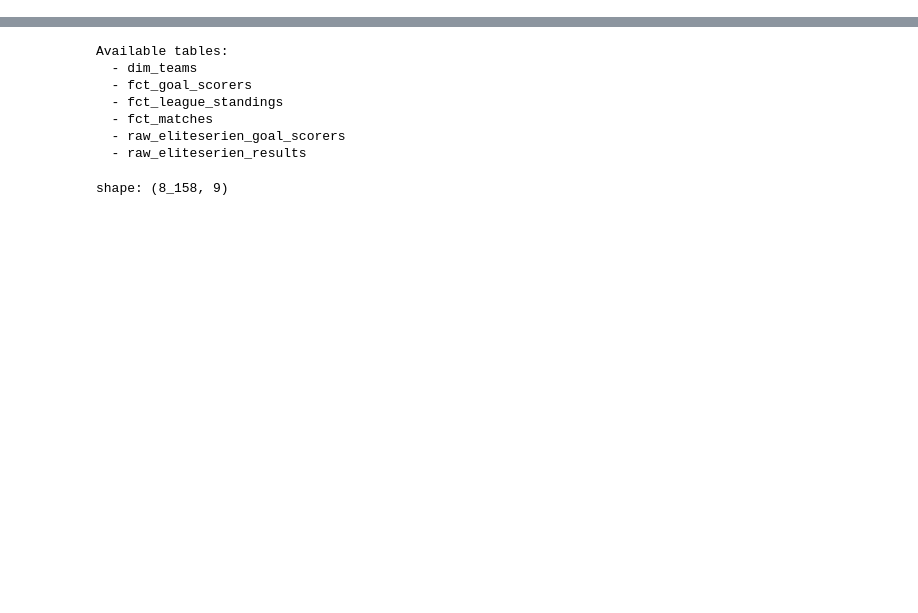
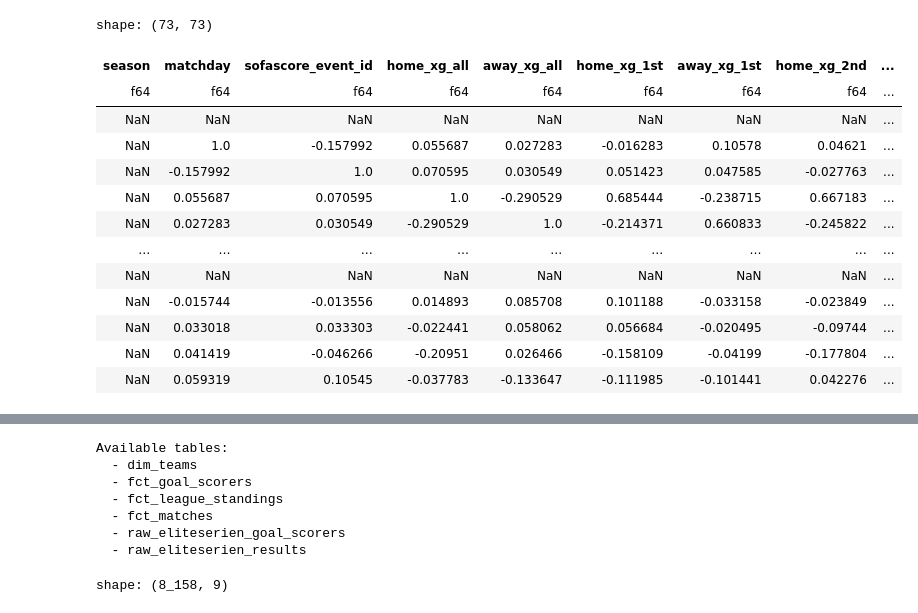
Before and after one commit to PolarsDude/brann_ticket_sales_forecasting, a Jupyter notebook: notebook.ipynb, the cells around one changed output, grey strips where cells are left out. Drawn from its saved outputs; the diff is of its cells as text; code cells hidden in the pictures; blank space fills up the shorter version.

```diff
--- a/notebook.ipynb
+++ b/notebook.ipynb
@@ -42,0 +85,22 @@ shape: (240, 79)
+# %%
+# List all table names
+db_path = Path("data/brann.duckdb")
+con = duckdb.connect(str(db_path))
+table = pl.from_arrow(con.execute("SELECT * FROM raw_match_statistics").arrow())
+
+table.filter(pl.col('season')>=2026).select(cs.numeric()).corr()
+# %% [output]
+shape: (73, 73)
+| season | matchday | sofascore_event_id | home_xg_all | away_xg_all | home_xg_1st | away_xg_1st | home_xg_2nd | ... |
+| f64 | f64 | f64 | f64 | f64 | f64 | f64 | f64 | ... |
+| NaN | NaN | NaN | NaN | NaN | NaN | NaN | NaN | ... |
+| NaN | 1.0 | -0.157992 | 0.055687 | 0.027283 | -0.016283 | 0.10578 | 0.04621 | ... |
+| NaN | -0.157992 | 1.0 | 0.070595 | 0.030549 | 0.051423 | 0.047585 | -0.027763 | ... |
+| NaN | 0.055687 | 0.070595 | 1.0 | -0.290529 | 0.685444 | -0.238715 | 0.667183 | ... |
+| NaN | 0.027283 | 0.030549 | -0.290529 | 1.0 | -0.214371 | 0.660833 | -0.245822 | ... |
+| … | … | … | … | … | … | … | … | ... |
+| NaN | NaN | NaN | NaN | NaN | NaN | NaN | NaN | ... |
+| NaN | -0.015744 | -0.013556 | 0.014893 | 0.085708 | 0.101188 | -0.033158 | -0.023849 | ... |
+| NaN | 0.033018 | 0.033303 | -0.022441 | 0.058062 | 0.056684 | -0.020495 | -0.09744 | ... |
+| NaN | 0.041419 | -0.046266 | -0.20951 | 0.026466 | -0.158109 | -0.04199 | -0.177804 | ... |
+| NaN | 0.059319 | 0.10545 | -0.037783 | -0.133647 | -0.111985 | -0.101441 | 0.042276 | ... |
```
Also changed, not shown: parts of 7 cells of this notebook, 5 other files.
